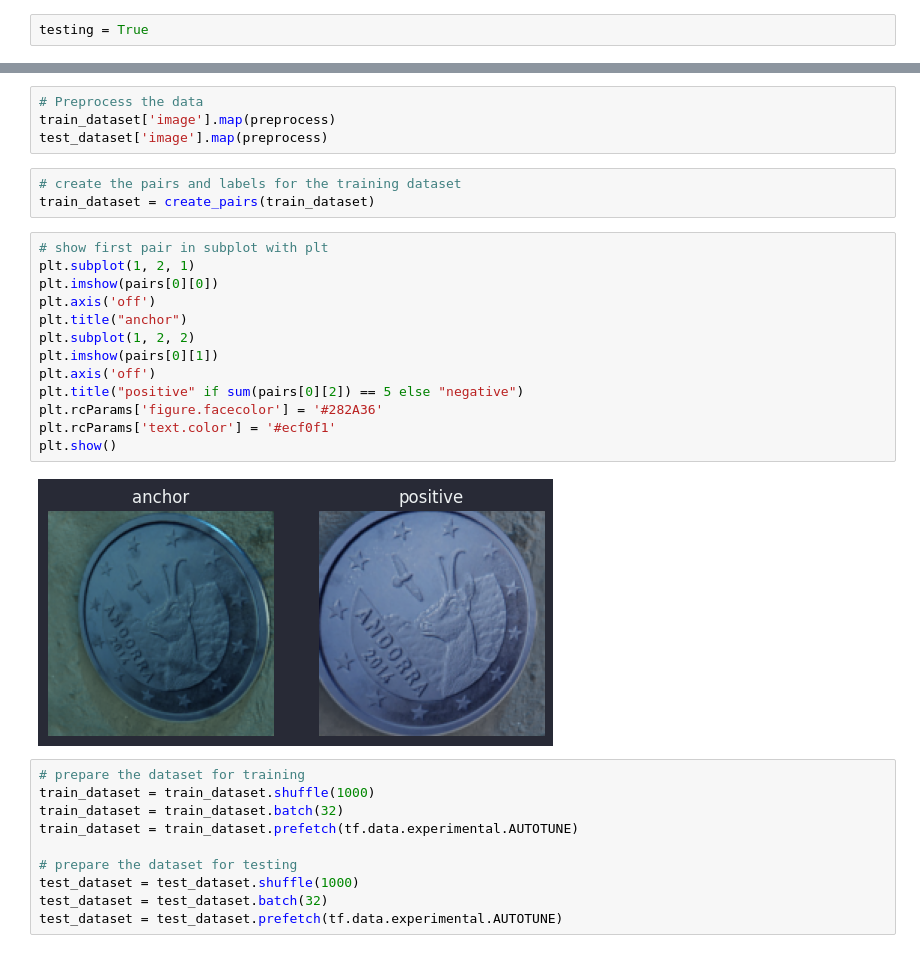
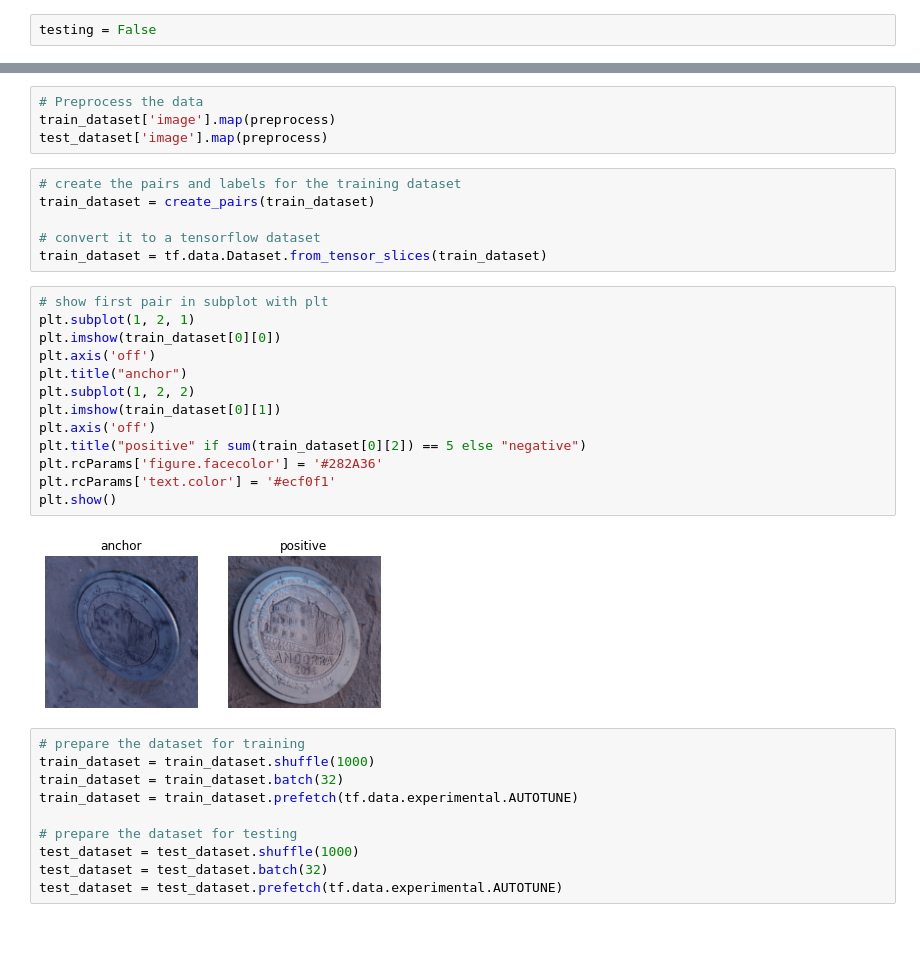
Before and after one commit to photonsquid/CoinDetector, a Jupyter notebook: main.ipynb, the cells around one changed output, grey strips where cells are left out. Saved outputs shown, nothing was run; the diff lists cells and outputs as text.

```diff
--- a/main.ipynb
+++ b/main.ipynb
@@ -27,7 +26,7 @@ print_gpu_name()
 # %% [markdown]
 ## Import dependencies
 # %%
-testing = True
+testing = False
 # %%
 # Import standard dependencies
 import cv2
@@ -79,21 +76,24 @@ test_dataset['image'].map(preprocess)
 # %%
 # create the pairs and labels for the training dataset
 train_dataset = create_pairs(train_dataset)
+
+# convert it to a tensorflow dataset
+train_dataset = tf.data.Dataset.from_tensor_slices(train_dataset)
 # %%
 # show first pair in subplot with plt
 plt.subplot(1, 2, 1)
-plt.imshow(pairs[0][0])
+plt.imshow(train_dataset[0][0])
 plt.axis('off')
 plt.title("anchor")
 plt.subplot(1, 2, 2)
-plt.imshow(pairs[0][1])
+plt.imshow(train_dataset[0][1])
 plt.axis('off')
-plt.title("positive" if sum(pairs[0][2]) == 5 else "negative")
+plt.title("positive" if sum(train_dataset[0][2]) == 5 else "negative")
 plt.rcParams['figure.facecolor'] = '#282A36'
 plt.rcParams['text.color'] = '#ecf0f1'
 plt.show()
 # %% [output]
-[figure, old version]
+[figure, new version]
 # %%
 # prepare the dataset for training
 train_dataset = train_dataset.shuffle(1000)
```
Also changed, not shown: parts of 3 cells of this notebook, 1 other file.
